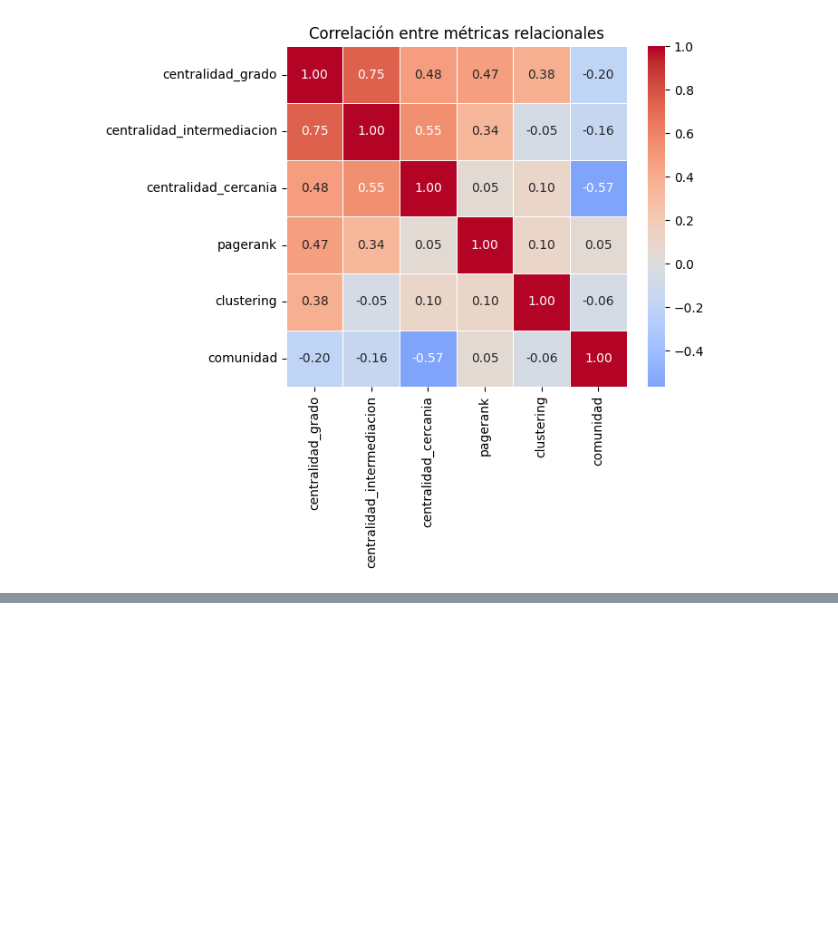
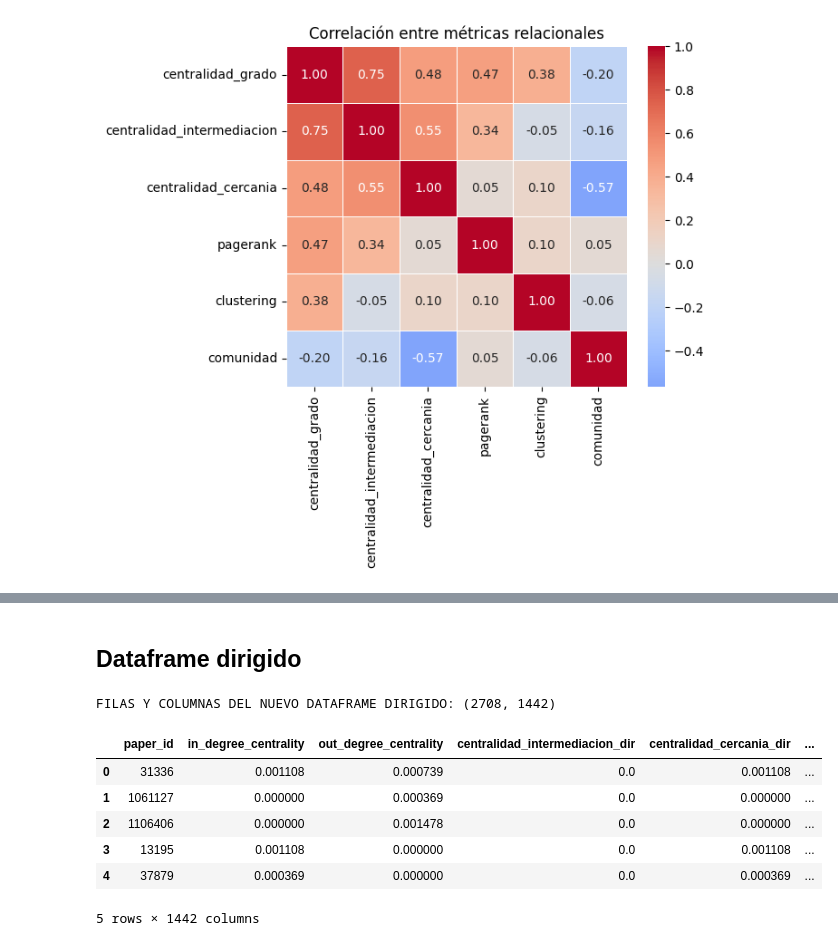
Before and after one commit to aitanavp/proyecto-ia, a Jupyter notebook: notebooks/codigo.ipynb, the cells around one changed output, grey strips where cells are left out. Cells and saved outputs as stored; diff of their text form; code cells hidden in the pictures; blank space fills up the shorter version.

Commit message:
Metricas dirigidas guardado

```diff
--- a/notebooks/codigo.ipynb
+++ b/notebooks/codigo.ipynb
@@ -295,0 +306,48 @@ plt.show()
+# %%
+pagerank_dir = nx.pagerank(G_directed, alpha=0.85)
+# %%
+clustering_dir = nx.clustering(G_directed)
+# %%
+G_undirected_temp = G_directed.to_undirected()
+comunidades = list(nx.community.greedy_modularity_communities(G_undirected_temp))
+
+mapa_comunidades = {}
+for id_comunidad, comunidad in enumerate(comunidades):
+    for nodo in comunidad:
+        mapa_comunidades[nodo] = id_comunidad
+# %% [markdown]
+## Dataframe dirigido
+# %%
+metricas_relacionales = [
+    'in_degree_centrality',
+    'out_degree_centrality',
+    'centralidad_intermediacion_dir',
+    'centralidad_cercania_dir',
+    'pagerank_dir',
+    'clustering_dir'
+]
+
+metricas_dirigidas = pd.DataFrame({
+    'paper_id':                       list(G_directed.nodes()),
+    'in_degree_centrality':           [in_degree_cent[n] for n in G_directed.nodes()],
+    'out_degree_centrality':          [out_degree_cent[n] for n in G_directed.nodes()],
+    'centralidad_intermediacion_dir': [centralidad_intermediacion_dir[n] for n in G_directed.nodes()],
+    'centralidad_cercania_dir':       [centralidad_cercania_dir[n] for n in G_directed.nodes()],
+    'pagerank_dir':                   [pagerank_dir.get(n, 0.0) for n in G_directed.nodes()],
+    'clustering_dir':                 [clustering_dir[n] for n in G_directed.nodes()],
+    'comunidad':                      [mapa_comunidades.get(n, -1) for n in G_directed.nodes()]
+})
+
+metricas_clase = metricas_dirigidas.merge(papers_codificado, on='paper_id')
+# %%
+print("FILAS Y COLUMNAS DEL NUEVO DATAFRAME DIRIGIDO:", metricas_clase.shape)
+metricas_clase.head()
+# %% [output]
+FILAS Y COLUMNAS DEL NUEVO DATAFRAME DIRIGIDO: (2708, 1442)
+|  | paper_id | in_degree_centrality | out_degree_centrality | centralidad_intermediacion_dir | centralidad_cercania_dir | ... |
+| 0 | 31336 | 0.001108 | 0.000739 | 0.0 | 0.001108 | ... |
+| 1 | 1061127 | 0.000000 | 0.000369 | 0.0 | 0.000000 | ... |
+| 2 | 1106406 | 0.000000 | 0.001478 | 0.0 | 0.000000 | ... |
+| 3 | 13195 | 0.001108 | 0.000000 | 0.0 | 0.001108 | ... |
+| 4 | 37879 | 0.000369 | 0.000000 | 0.0 | 0.000369 | ... |
+5 rows × 1442 columns
```
Also changed, not shown: parts of 4 cells of this notebook.
